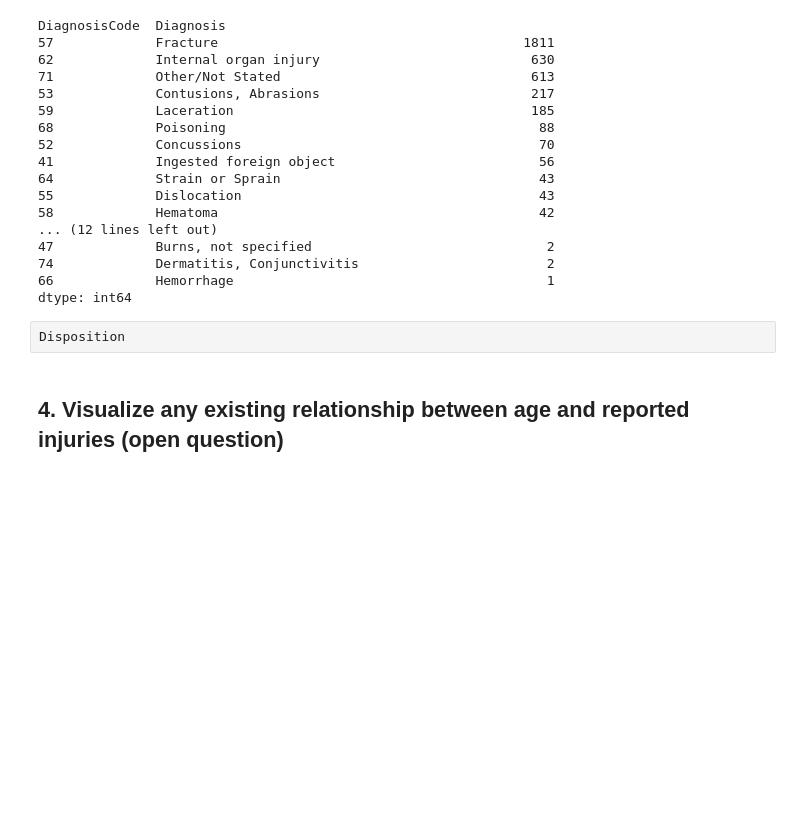
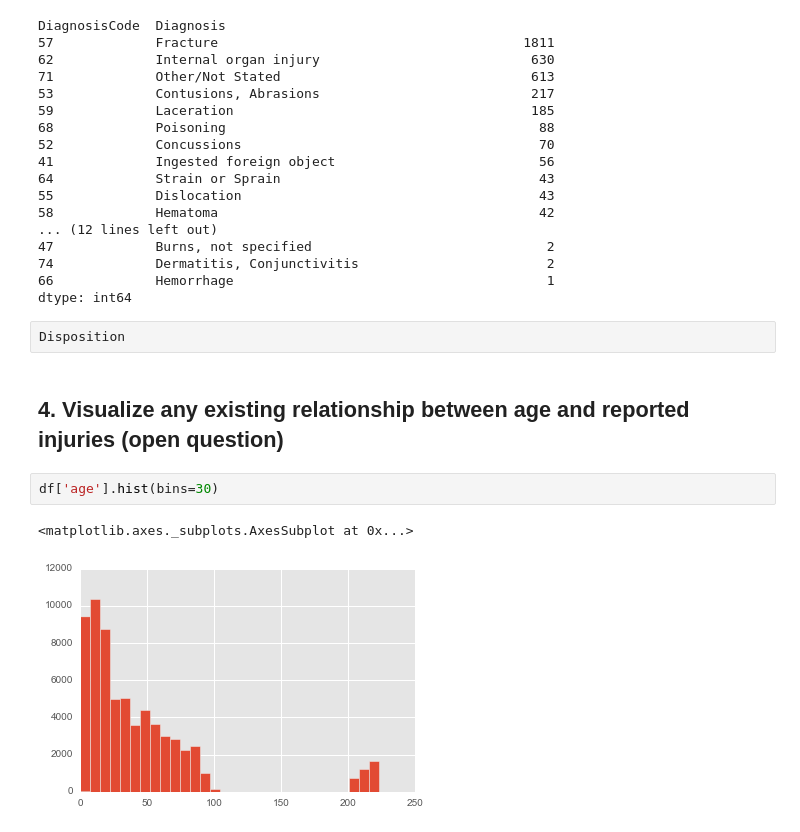
Before and after one commit to time2036/temp, a Jupyter notebook: DS_3.ipynb, the cells around one changed output. Cells and saved outputs as stored; diff of their text form; blank space fills up the shorter version.

```diff
--- a/DS_3.ipynb
+++ b/DS_3.ipynb
@@ -273,3 +273,8 @@ dtype: int64
 Disposition
 # %% [markdown]
 ## 4. Visualize any existing relationship between age and reported injuries (open question)
+# %%
+df['age'].hist(bins=30)
+# %% [output]
+<matplotlib.axes._subplots.AxesSubplot at 0x...>
+[figure, added]
```
Also changed, not shown: parts of 8 cells of this notebook.
